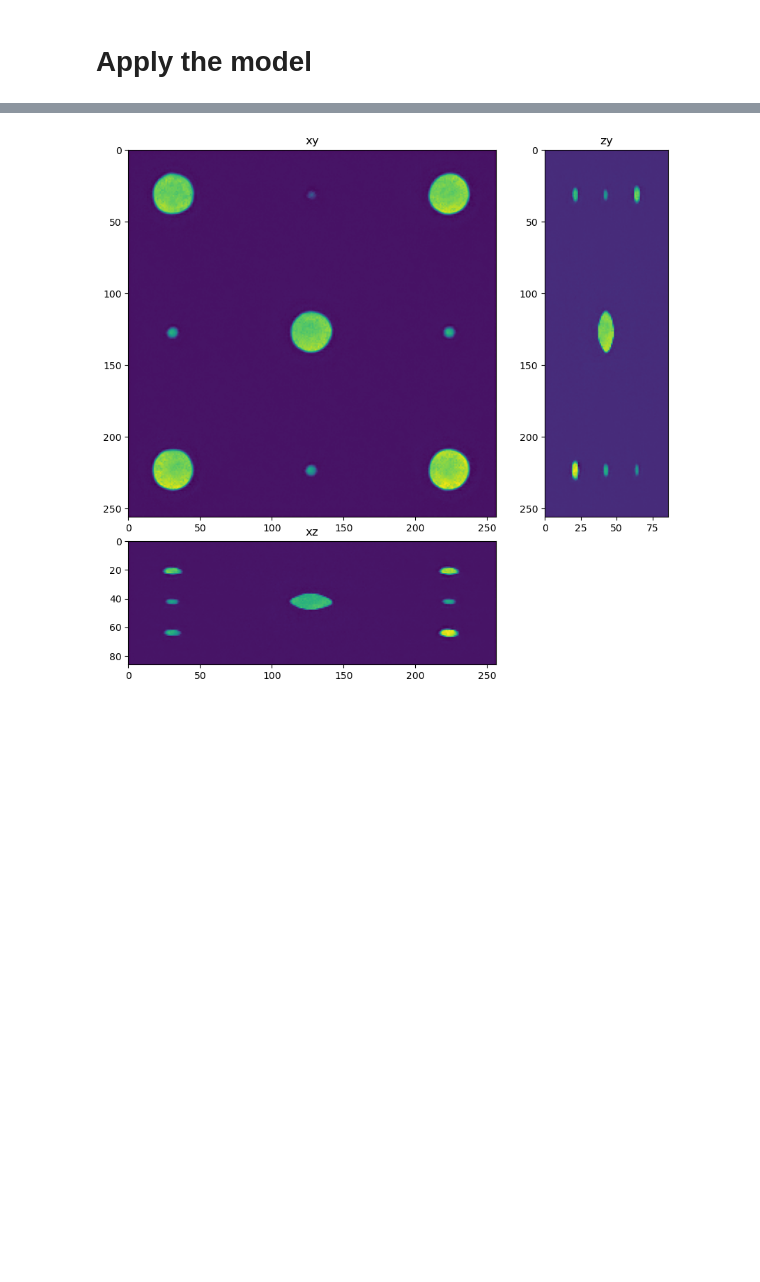
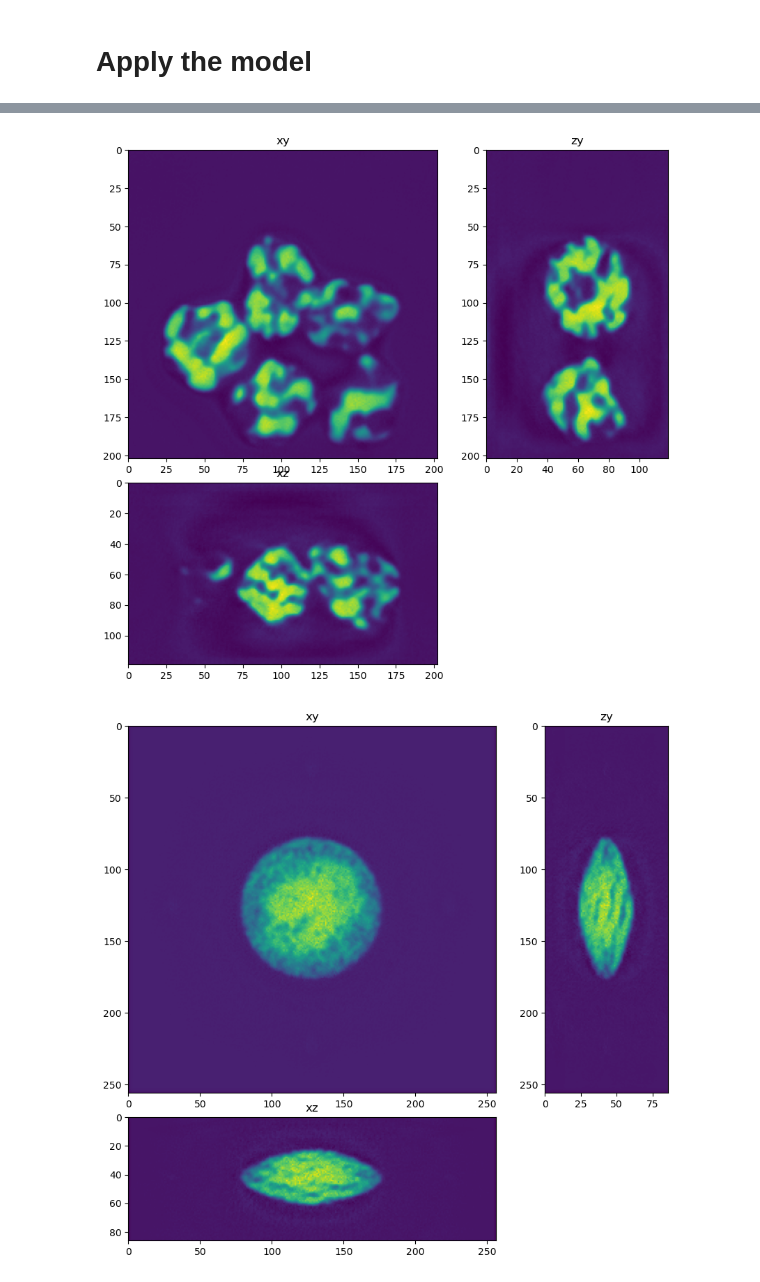
Before and after one commit to True-North-Intelligent-Algorithms/deconvolution-gpu-dl-course, a Jupyter notebook: docs/30_deep_learning/28_restore_care.ipynb, the cells around one changed output, grey strips where cells are left out. Cells and saved outputs as stored; diff of their text form; code cells hidden in the pictures; blank space fills up the shorter version.

Commit message:
Iterate notebook
Mostly making paths consistent, making sure all images are present,
making sure care and stardist training and testing notebooks both point
to the right images.

```diff
--- a/docs/30_deep_learning/28_restore_care.ipynb
+++ b/docs/30_deep_learning/28_restore_care.ipynb
@@ -18,8 +18,3 @@ stackview available
 # Load an input image
 
 In this cell we load an input image.  Note that the image is bigger than the patch size we trained on.  The CSBDeep framework will take care of applying the network in chunks.
-# %%
-
-#input = imread('../../data/deconvolution/nuclei4_out_c90_dr10_image.tif')
-input = imread('../../data/deconvolution/simulation/im_no_aberration_3.tif')
-dh.show_xyz_slice(input, 'tnia')
@@ -31,0 +21,14 @@ normalized = (input.astype('float32')-nmin) / (nmax - nmin)
+# %%
+input_names = [r'../../data/deep learning testing/inputs/nuclei.tif',
+              r'../../data/deep learning testing/inputs/spheres1.tif',
+              r'../../data/deep learning testing/inputs/spheres2.tif',
+              r'../../data/deep learning testing/inputs/spheres3.tif']
+inputs=[]
+
+for input_name in input_names:
+    input = imread(input_name)
+    nmin=input.min()
+    nmax=input.max()
+    input = (input.astype('float32')-nmin) / (nmax - nmin)
+    inputs.append(input)
+    dh.show_xyz_slice(input, 'tnia')
@@ -35,11 +43,20 @@ normalized = (input.astype('float32')-nmin) / (nmax - nmin)
 Load the model that we trained in the previous notebook
 # %%
 # load the model using the name of the model and the path to the model
-model = CARE(None, 'big_small_noisy_notnoisy_model_2', basedir='../../models')
+
+#model_name = 'cytopacq_noise_high_na_high'
+#model_name = 'big_small_noisy_notnoisy_model'
+model_name = 'combined'
+
+model = CARE(None, model_name, basedir='../../models')
 # %% [output]
 Loading network weights from 'weights_best.h5'.
 # %% [markdown]
 # Apply the model
 # %%
-restored = model.predict(normalized, axes='ZYX', n_tiles=(1, 2, 2), normalizer=None)
+restorations = []
+
+for input in inputs:
+    restored = model.predict(input, axes='ZYX', n_tiles=(1, 2, 2), normalizer=None)
+    restorations.append(restored)
 # %% [output]
@@ -50,4 +76,6 @@ restored = model.predict(normalized, axes='ZYX', n_tiles=(1, 2, 2), normalizer=N
 # %%
-dh.show_xyz_slice(restored, 'tnia')
+for restored in restorations:
+    dh.show_xyz_slice(restored, 'tnia')
 # %% [output]
-[figure, old version]
+[figure, new version]
+[figure, added]
```
Also changed, not shown: parts of 6 cells of this notebook, 39 other files.
